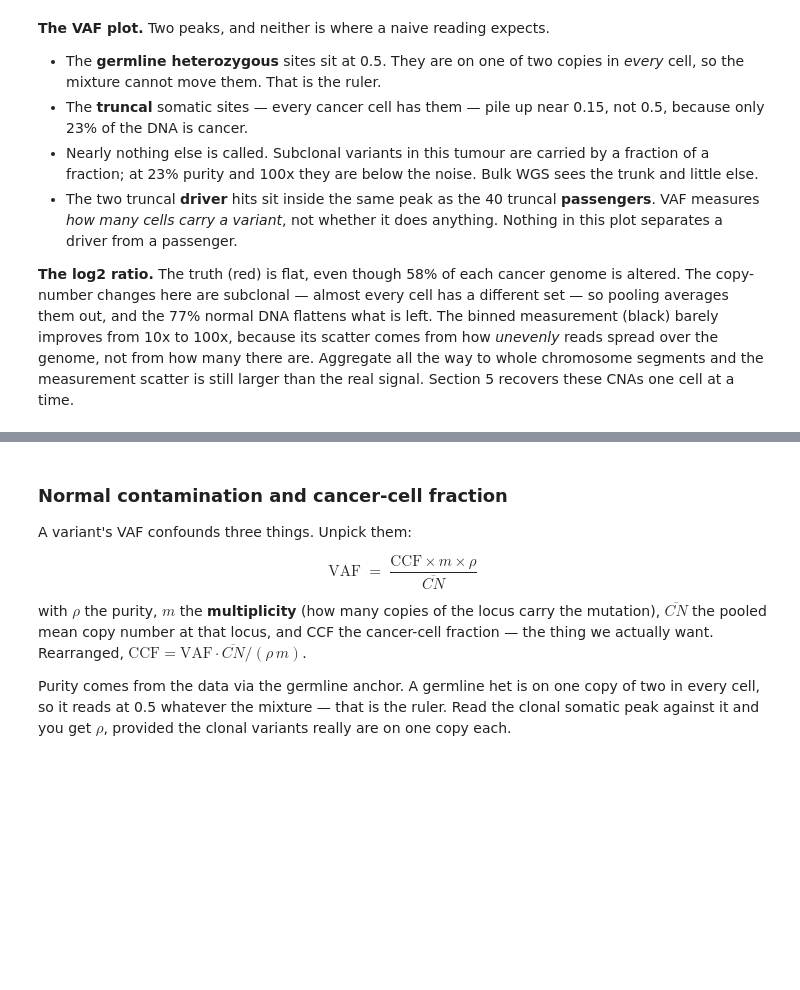
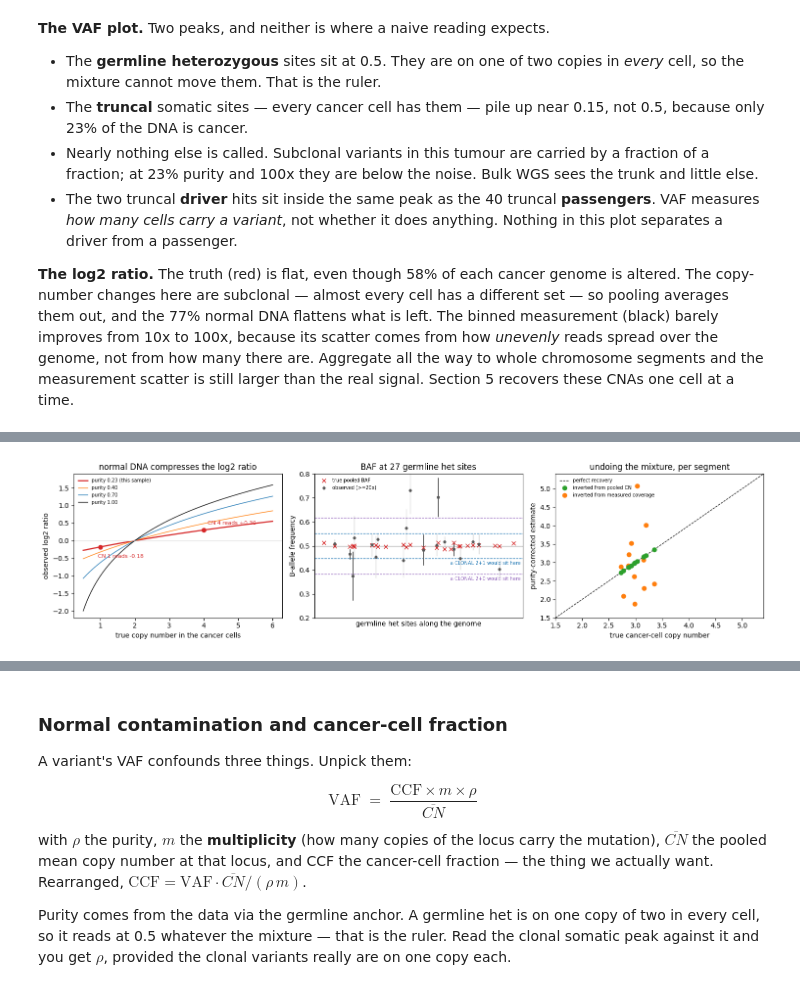
Before and after one commit to pedrofale/iscc, a Jupyter notebook: notebooks/assay_dna.ipynb, the cells around one changed output, grey strips where cells are left out. Drawn from its saved outputs; the diff is of its cells as text; code cells hidden in the pictures; blank space fills up the shorter version.

```diff
--- a/notebooks/assay_dna.ipynb
+++ b/notebooks/assay_dna.ipynb
@@ -440,0 +472,91 @@ a time.
+# %%
+rho = wgs.purity
+od = runs[100].observed_data; v = V.loc[od.index]
+mix   = lambda cn, r: r * cn + 2.0 * (1.0 - r)
+l2mix = lambda cn, r: np.log2(mix(cn, r) / 2.0)
+
+print(f"purity {rho:.3f} — {1 - rho:.0%} of the DNA in the tube is diploid normal")
+for cn_t in (4, 1):
+    print(f"  true CN {cn_t} in every cancer cell -> pooled {mix(cn_t, rho):.2f} copies, "
+          f"log2 {l2mix(cn_t, rho):+.2f}  (undiluted {np.log2(cn_t / 2):+.2f}; "
+          f"{abs(l2mix(cn_t, rho) / np.log2(cn_t / 2)):.0%} of the amplitude survives)")
+
+# --- BAF: alt copies and total copies per CANCER cell at each germline het site
+het  = np.flatnonzero(V.germline_het.values)
+hloc = V.index[het]
+altc = (snv[is_cancer][:, het] * cnv[is_cancer][:, het]).mean(0)   # mean alt copies per cancer cell
+cnt  = cnv[is_cancer][:, het].mean(0)                              # mean total copies per cancer cell
+baf_mix   = lambda r: (r * altc + (1 - r)) / (r * cnt + 2 * (1 - r))
+baf_state = lambda M, m, r: (r * m + (1 - r)) / (r * (M + m) + 2 * (1 - r))
+hd = od.loc[hloc]; ok = hd.coverage.values >= 20
+se = np.sqrt(0.25 / np.maximum(hd.coverage.values, 1))
+
+# --- invert the mixture per segment, from the noiseless pooled CN and from the measured coverage
+cn_cancer = pd.Series(cnv[is_cancer].mean(0)).groupby(V.segment.values).mean()
+cn_pool   = od.groupby("segment").true_cn.mean()
+cov_corr  = od.coverage.values / runs[100].batch.efficiency
+cn_meas   = pd.Series(cov_corr / cov_corr.mean() * od.true_cn.mean(),
+                      index=od.index).groupby(od.segment).mean()
+invert = lambda cn_o: (cn_o - 2.0 * (1.0 - rho)) / rho
+
+fig, axes = plt.subplots(1, 3, figsize=(15, 3.9))
+
+ax = axes[0]
+x = np.linspace(0.5, 6, 200)
+for r, c in zip([rho, 0.4, 0.7, 1.0], ["C3", "C1", "C0", "k"]):
+    lab = f"purity {r:.2f}" + (" (this sample)" if r == rho else "")
+    ax.plot(x, l2mix(x, r), color=c, lw=1.8 if r == rho else 1.0, label=lab)
+ax.axhline(0, color="0.85", lw=0.8)
+for cn_t, dx, dy in [(1, -4, -16), (4, 6, 8)]:
+    ax.plot([cn_t], [l2mix(cn_t, rho)], "o", color="C3", ms=6, zorder=4)
+    ax.annotate(f"CN {cn_t} reads {l2mix(cn_t, rho):+.2f}", (cn_t, l2mix(cn_t, rho)), color="C3",
+                fontsize=8, textcoords="offset points", xytext=(dx, dy))
+ax.set_ylim(-2.2, 1.9)
+ax.set_xlabel("true copy number in the cancer cells"); ax.set_ylabel("observed log2 ratio")
+ax.set_title("normal DNA compresses the log2 ratio")
+ax.legend(fontsize=7, frameon=False, loc="upper left")
+
+ax = axes[1]
+pos = od.index.get_indexer(hloc)
+ax.axhline(0.5, color="0.7", lw=1)
+for M, m, c in [(2, 1, "C0"), (2, 0, "C4")]:
+    s = baf_state(M, m, rho)
+    ax.axhline(s, color=c, ls="--", lw=0.9); ax.axhline(1 - s, color=c, ls="--", lw=0.9)
+    ax.text(len(od) * 0.99, s - 0.01, f"a CLONAL {M}+{m} would sit here", color=c, fontsize=7,
+            ha="right", va="top")
+ax.errorbar(pos[ok], hd.vaf.values[ok], yerr=se[ok], fmt="o", ms=3.5, color="0.35", lw=0.8,
+            label="observed (>=20x)")
+ax.plot(pos, hd.true_alt_fraction.values, "x", color="C3", ms=6, label="true pooled BAF")
+ax.set_ylim(0.2, 0.8); ax.set_xticks([]); ax.set_xlabel("germline het sites along the genome")
+ax.set_ylabel("B-allele frequency"); ax.set_title(f"BAF at {len(hloc)} germline het sites")
+ax.legend(fontsize=7, frameon=False, loc="upper left")
+
+ax = axes[2]
+lim = (1.5, 5.4)
+ax.plot(lim, lim, "k--", lw=0.9, label="perfect recovery")
+ax.scatter(cn_cancer, invert(cn_pool), s=38, color="C2", zorder=3, label="inverted from pooled CN")
+ax.scatter(cn_cancer, invert(cn_meas), s=38, color="C1", label="inverted from measured coverage")
+ax.set_xlim(*lim); ax.set_ylim(*lim)
+ax.set_xlabel("true cancer-cell copy number"); ax.set_ylabel("purity-corrected estimate")
+ax.set_title("undoing the mixture, per segment")
+ax.legend(fontsize=7, frameon=False, loc="upper left")
+plt.tight_layout(); plt.show()
+
+dev_obs, dev_true = np.abs(hd.vaf.values[ok] - 0.5), np.abs(hd.true_alt_fraction.values - 0.5)
+print(f"\nBAF: observed mean |BAF-0.5| = {dev_obs.mean():.3f}, and the binomial noise alone is "
+      f"{np.sqrt(0.25 / hd.coverage.values[ok]).mean():.3f} — the scatter IS the noise")
+print(f"     true pooled |BAF-0.5|: mean {dev_true.mean():.3f}, max {dev_true.max():.3f}")
+print(f"     if the sample were pure (rho=1): mean {np.abs(baf_mix(1.0) - 0.5).mean():.3f}, "
+      f"max {np.abs(baf_mix(1.0) - 0.5).max():.3f} — still under the noise")
+print(f"     a CLONAL 2+1 segment would read BAF {baf_state(2, 1, rho):.3f} at this purity "
+      f"({baf_state(2, 1, 1.0):.3f} if pure)")
+
+print(f"\ninversion, from the noiseless pooled CN: max error vs truth "
+      f"{np.abs(invert(cn_pool) - cn_cancer).max():.2e} copies — the relation is exact")
+print(f"inversion, from the measured coverage: pooled measurement scatter "
+      f"{(cn_meas - cn_pool).std():.2f} copies -> {(invert(cn_meas) - cn_cancer).std():.2f} after "
+      f"dividing by rho (x{1 / rho:.1f}), against a true spread of only "
+      f"{cn_cancer.max() - cn_cancer.min():.2f} copies")
+print(f"                                       correlation with truth: "
+      f"{np.corrcoef(invert(cn_meas), cn_cancer)[0, 1]:.2f}")
+# %% [output]
@@ -440,0 +566 @@ a time.
+[figure, added]
```
Also changed, not shown: parts of 4 cells of this notebook, 1 other file.
